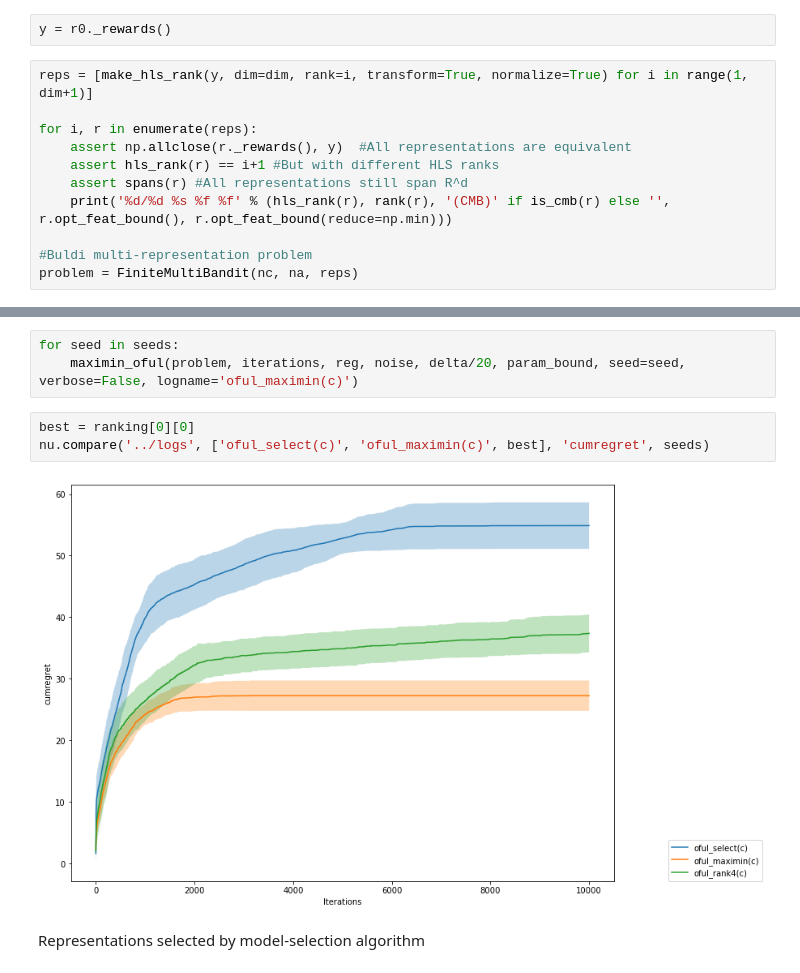
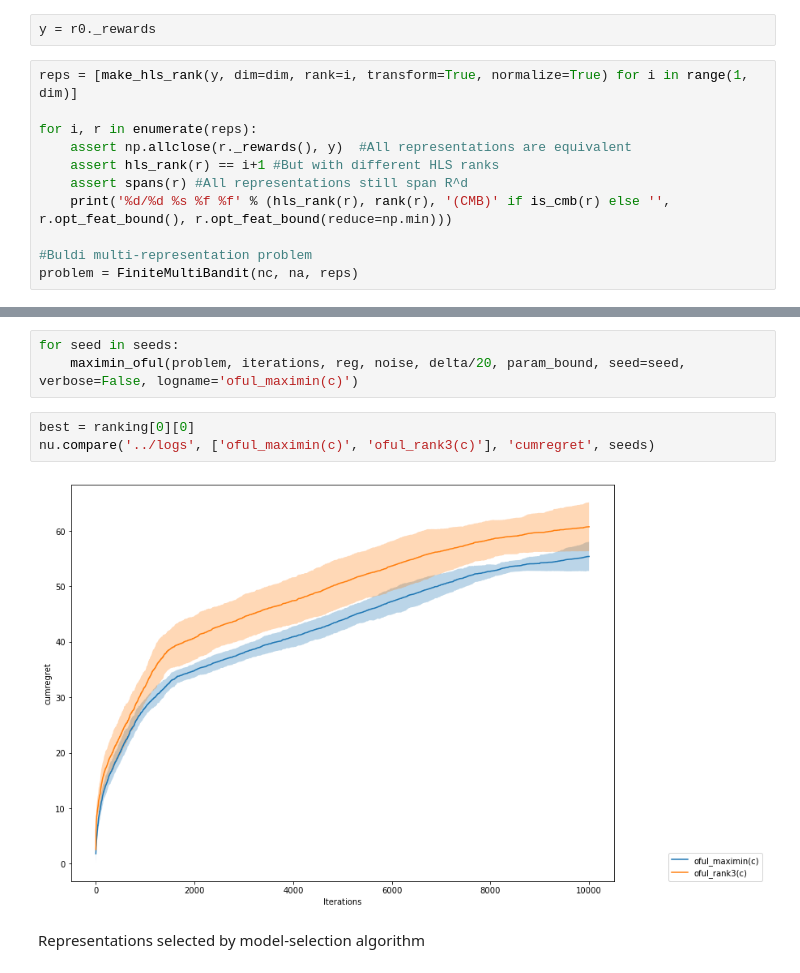
Before and after one commit to T3p/hidden-features, a Jupyter notebook: notebooks/HLS Selection.ipynb, the cells around one changed output, grey strips where cells are left out. Cells and saved outputs as stored; diff of their text form.

```diff
--- a/notebooks/HLS Selection.ipynb
+++ b/notebooks/HLS Selection.ipynb
@@ -140,9 +140,9 @@ nu.plot_all('../logs', 'oful_maximin(t)', 'selection', seeds)
 # %% [markdown]
 This time I construct a representation of the desired hls rank starting from (the same) reward function
 # %%
-y = r0._rewards()
+y = r0._rewards
 # %%
-reps = [make_hls_rank(y, dim=dim, rank=i, transform=True, normalize=True) for i in range(1, dim+1)]
+reps = [make_hls_rank(y, dim=dim, rank=i, transform=True, normalize=True) for i in range(1, dim)]
 
 for i, r in enumerate(reps):
     assert np.allclose(r._rewards(), y)  #All representations are equivalent
@@ -201,9 +197,9 @@ for seed in seeds:
     maximin_oful(problem, iterations, reg, noise, delta/20, param_bound, seed=seed, verbose=False, logname='oful_maximin(c)')
 # %%
 best = ranking[0][0]
-nu.compare('../logs', ['oful_select(c)', 'oful_maximin(c)', best], 'cumregret', seeds)
+nu.compare('../logs', ['oful_maximin(c)', 'oful_rank3(c)'], 'cumregret', seeds)
 # %% [output]
-[figure, old version]
+[figure, new version]
 # %% [markdown]
 Representations selected by model-selection algorithm
 # %%
```
Also changed, not shown: parts of 5 cells of this notebook, 1 other file.
